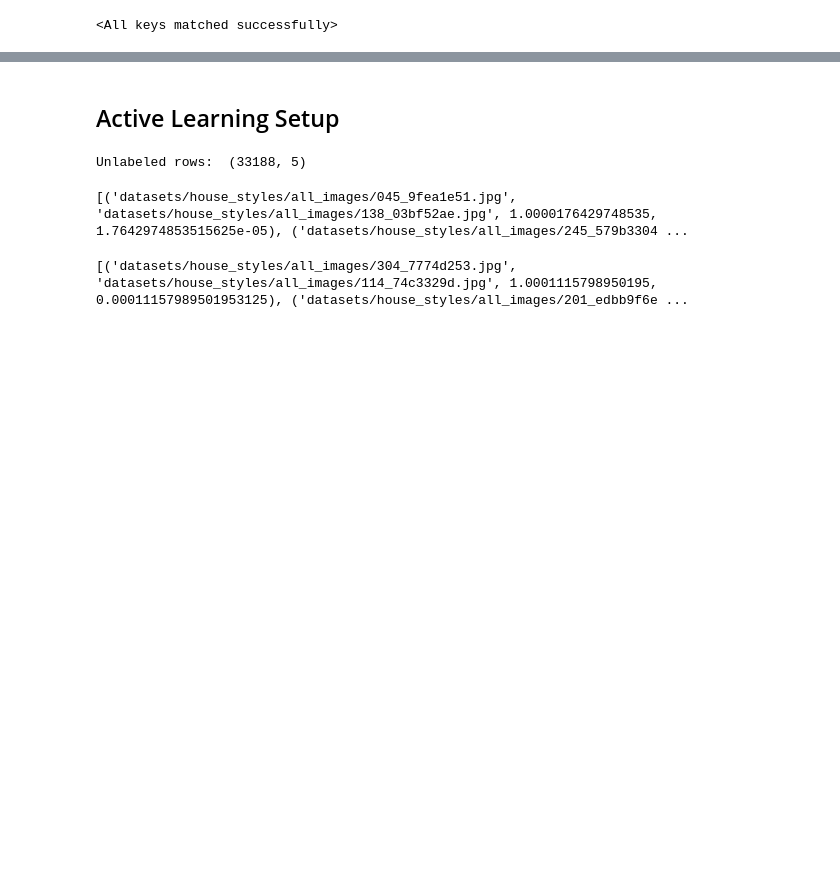
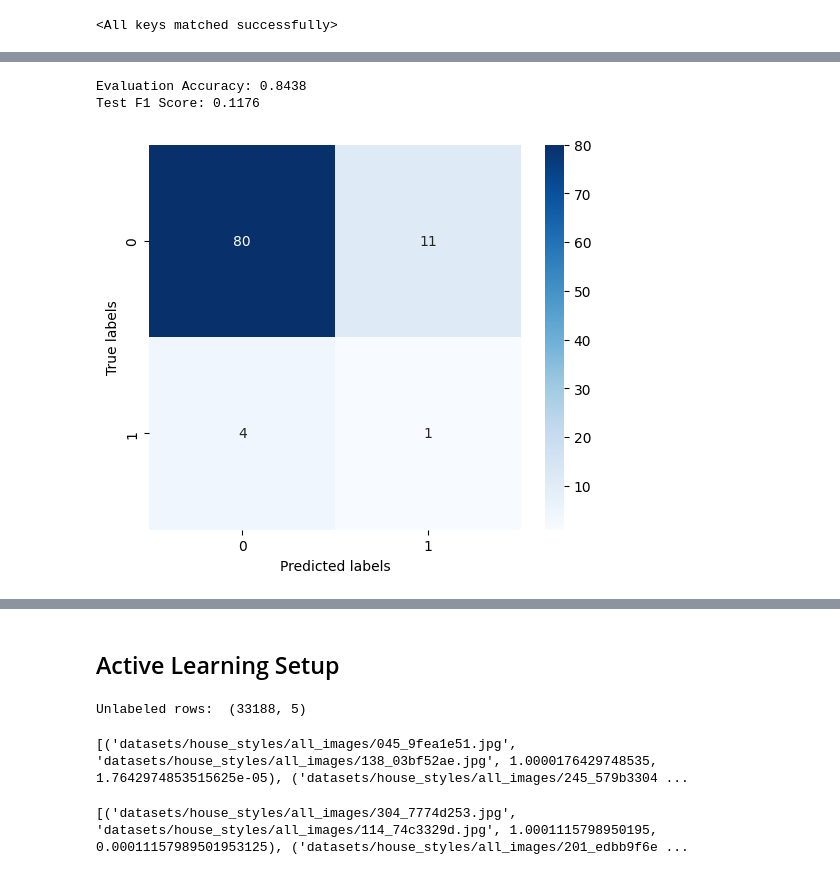
Before and after one commit to NaomiDerel/Image_Search, a Jupyter notebook: siamese_network.ipynb, the cells around one changed output, grey strips where cells are left out. Drawn from its saved outputs; the diff is of its cells as text; code cells hidden in the pictures; blank space fills up the shorter version.

```diff
--- a/siamese_network.ipynb
+++ b/siamese_network.ipynb
@@ -383,3 +404,9 @@ Test F1 Score: 0.2000
+# %%
+test_siamese_network(loaded_model, eval_loader)
+# %% [output]
+Evaluation Accuracy: 0.8438
+Test F1 Score: 0.1176
+[figure, added]
 # %%
 test_siamese_network(trained_model, train_loader)
 # %% [output]
```
Also changed, not shown: parts of 9 cells of this notebook, 6 other files.
